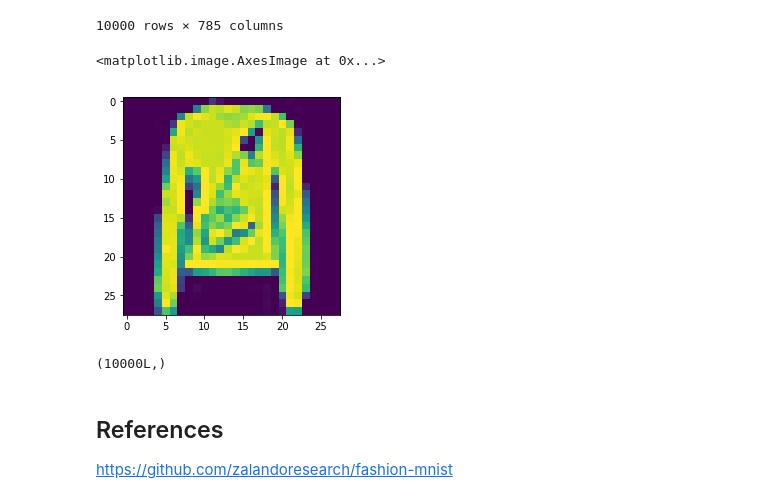
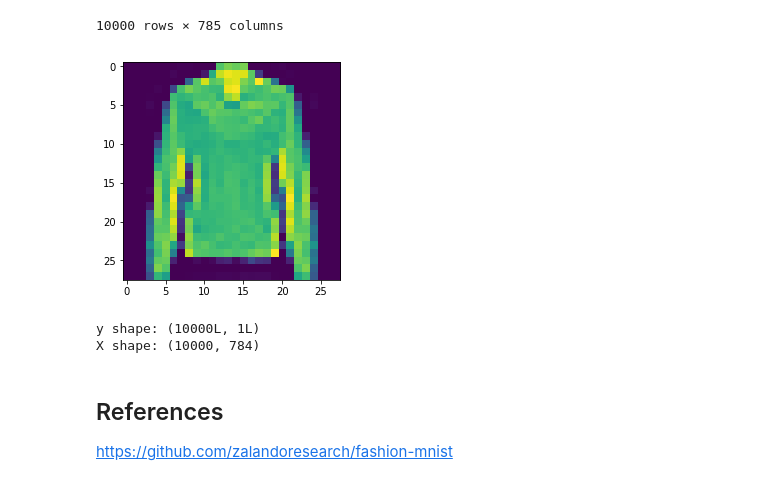
Before and after one commit to jissac/ScratchML, a Jupyter notebook: Fashion_SVM.ipynb, the cells around one changed output. Cells and saved outputs as stored; diff of their text form; code cells hidden in the pictures.

```diff
--- a/Fashion_SVM.ipynb
+++ b/Fashion_SVM.ipynb
@@ -31,15 +32,27 @@ df
 10000 rows × 785 columns
 # %%
 # visualize examples
-unrolled = np.array(df.iloc[105][1:])
-rolled = np.reshape(unrolled,(28,28))
-plt.imshow(rolled)
+def visualize(im):
+    unrolled = np.array(df.iloc[im][1:])
+    rolled = np.reshape(unrolled,(28,28))
+    plt.imshow(rolled)
+
+visualize(150)
+
+# visualize many examples
 # %% [output]
-<matplotlib.image.AxesImage at 0x...>
-[figure, old version]
+[figure, new version]
 # %%
 # define output labels
 y = df.iloc[:,0]
-print(y.shape)
+y = y.values.reshape(len(y),1)
+
+# define input features
+X = df.iloc[:,1:]
+
+# print shapes
+print('y shape: {}'.format(y.shape))
+print('X shape: {}'.format(X.shape))
 # %% [output]
-(10000L,)
+y shape: (10000L, 1L)
+X shape: (10000, 784)
```
Also changed, not shown: parts of 2 cells of this notebook.
